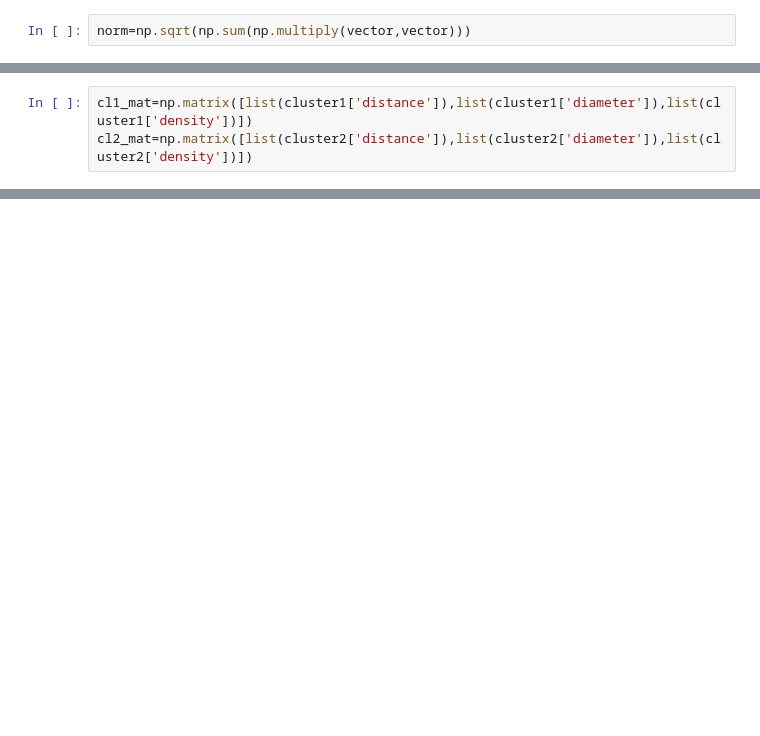
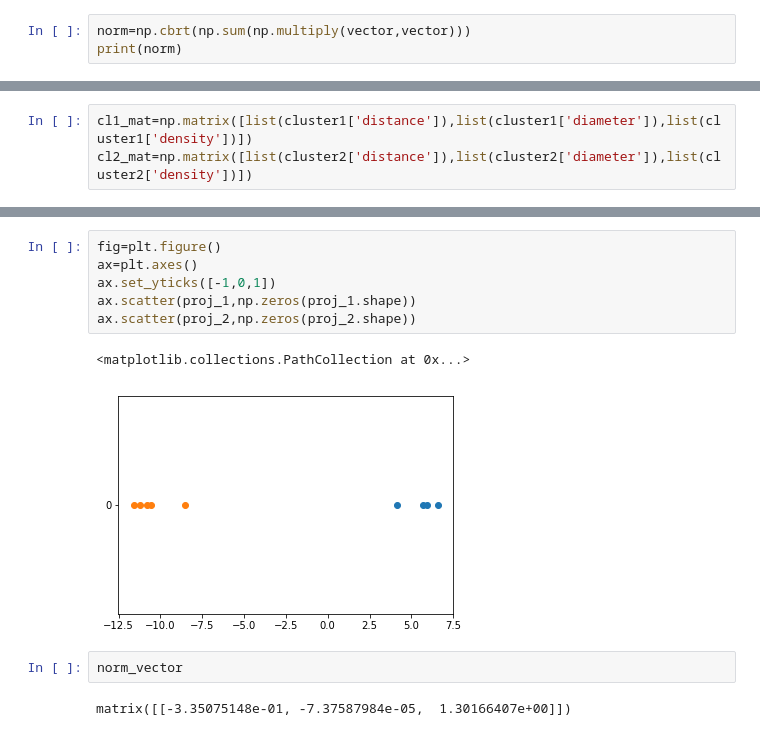
Before and after one commit to yinfirefire/CE7429, a Jupyter notebook: CE7429-Assignment 3.ipynb, the cells around one changed output, grey strips where cells are left out. Drawn from its saved outputs; the diff is of its cells as text; blank space fills up the shorter version.

```diff
--- a/CE7429-Assignment 3.ipynb
+++ b/CE7429-Assignment 3.ipynb
@@ -60,2 +63,3 @@ vector=np.dot(sw_inv,centroid1-centroid2)
 # %%
-norm=np.sqrt(np.sum(np.multiply(vector,vector)))
+norm=np.cbrt(np.sum(np.multiply(vector,vector)))
+print(norm)
@@ -78,0 +105,13 @@ matrix([[-7.86084824, -8.33112905, -6.337324  , -8.62343276, -8.01487098]])
+# %%
+fig=plt.figure()
+ax=plt.axes()
+ax.set_yticks([-1,0,1])
+ax.scatter(proj_1,np.zeros(proj_1.shape))
+ax.scatter(proj_2,np.zeros(proj_2.shape))
+# %% [output]
+<matplotlib.collections.PathCollection at 0x...>
+[figure, added]
+# %%
+norm_vector
+# %% [output]
+matrix([[-3.35075148e-01, -7.37587984e-05,  1.30166407e+00]])
```
Also changed, not shown: parts of 10 cells of this notebook.
